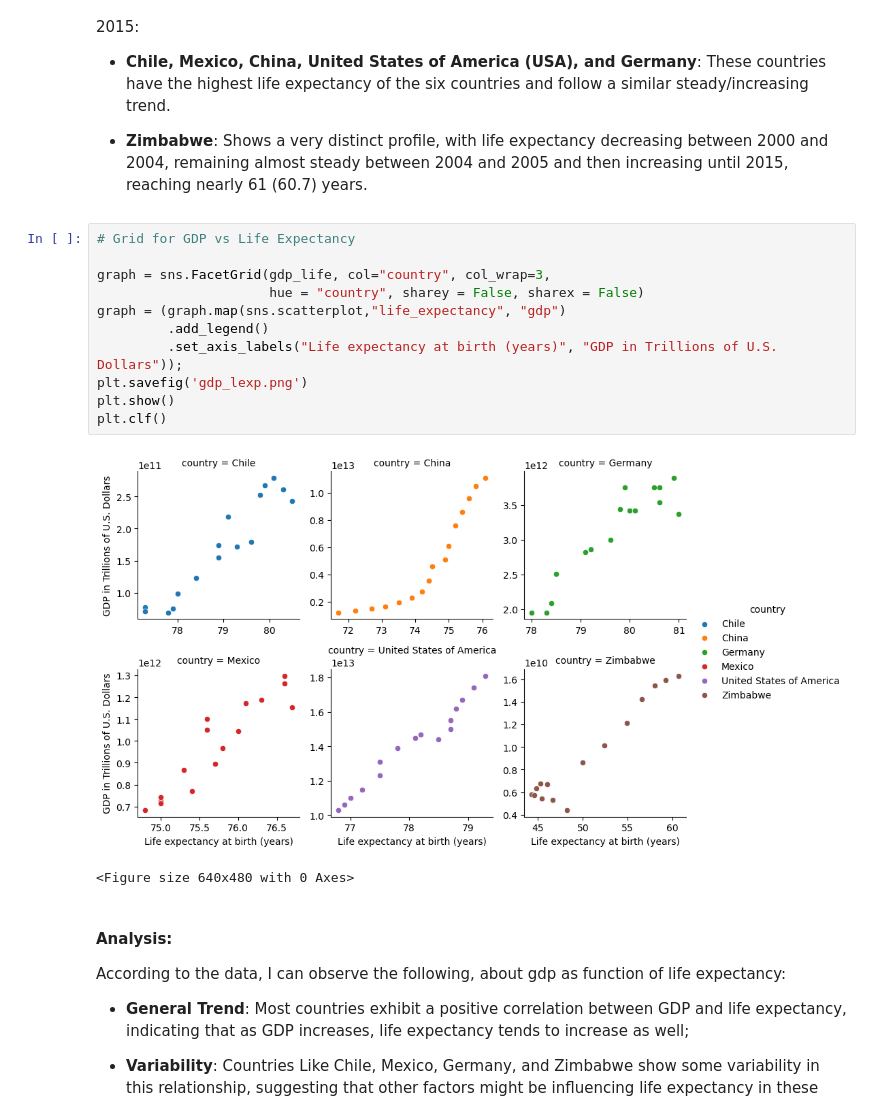
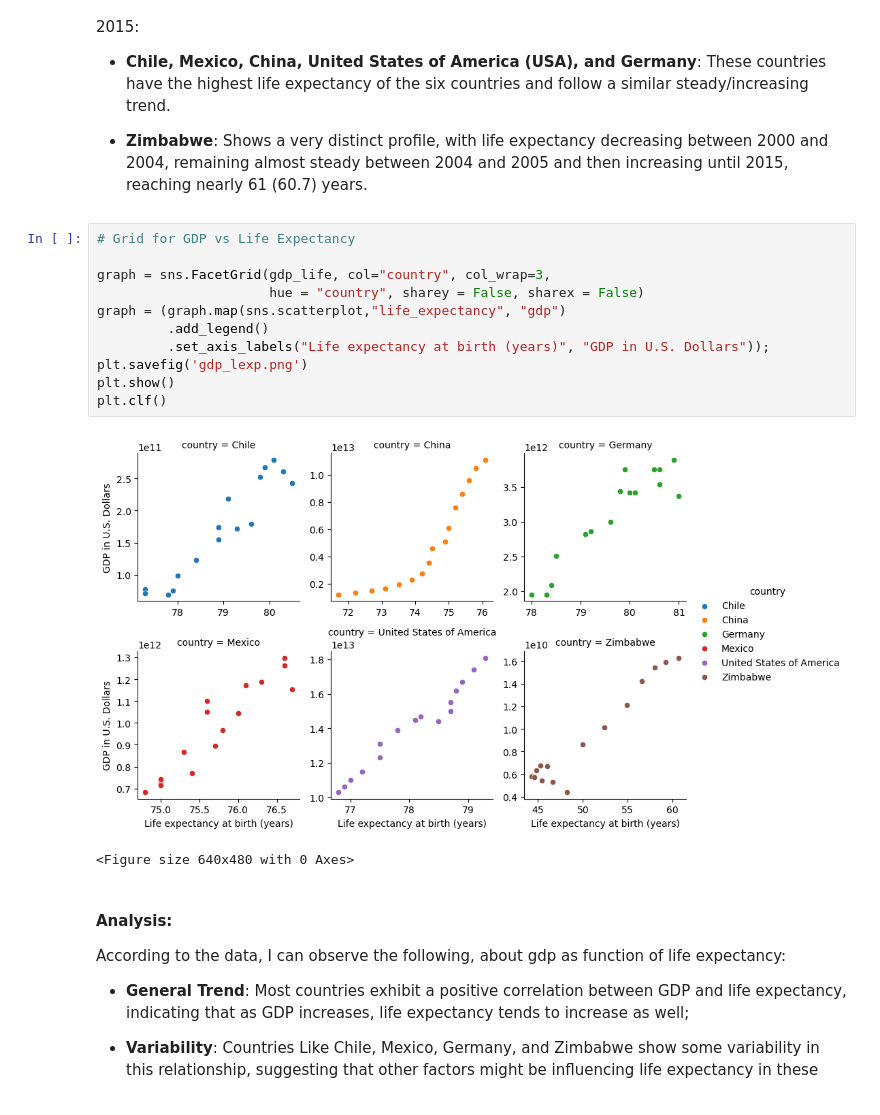
Before and after one commit to AndreRibeiro879/Codecademy_Learning_Portfolio_Projects, a Jupyter notebook: 03_DATA_VIZ_ML_CAR_PATH/LIFE_EXPECTANCY_GDP.ipynb, the cells around one changed output. Cells and saved outputs as stored; diff of their text form.

Commit message:
Update LIFE_EXPECTANCY_GDP.ipynb
Updates:
Section 1;
Section 3;
Section 4;
Section 5.

```diff
--- a/03_DATA_VIZ_ML_CAR_PATH/LIFE_EXPECTANCY_GDP.ipynb
+++ b/03_DATA_VIZ_ML_CAR_PATH/LIFE_EXPECTANCY_GDP.ipynb
@@ -438,16 +500,16 @@ According to the data, I can observe the following life expectancy developments
 # %%
 # Grid for GDP vs Life Expectancy
 
 graph = sns.FacetGrid(gdp_life, col="country", col_wrap=3,
                       hue = "country", sharey = False, sharex = False)
 graph = (graph.map(sns.scatterplot,"life_expectancy", "gdp")
          .add_legend()
-         .set_axis_labels("Life expectancy at birth (years)", "GDP in Trillions of U.S. Dollars"));
+         .set_axis_labels("Life expectancy at birth (years)", "GDP in U.S. Dollars"));
 plt.savefig('gdp_lexp.png')
 plt.show()
 plt.clf()
 # %% [output]
-[figure, old version]
+[figure, new version]
 <Figure size 640x480 with 0 Axes>
 # %% [markdown]
 #### Analysis:
```
Also changed, not shown: parts of 23 cells of this notebook.
